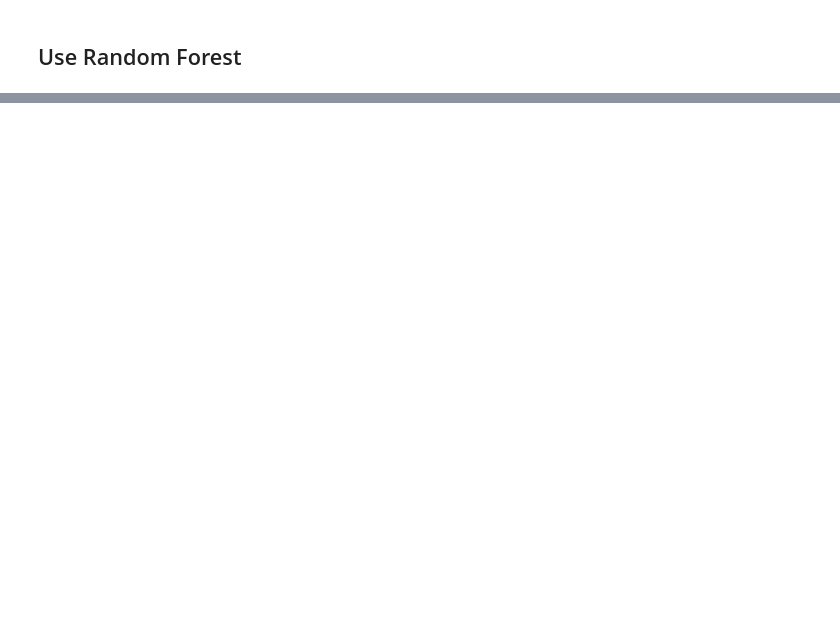
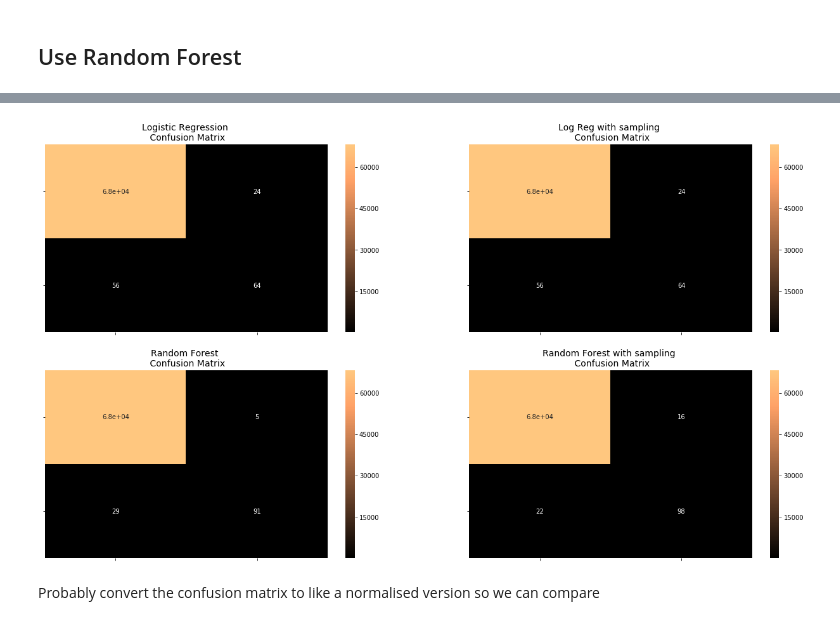
Before and after one commit to shubhamperiwal/fraud_detection, a Jupyter notebook: EDA + SMOTE.ipynb, the cells around one changed output, grey strips where cells are left out. Drawn from its saved outputs; the diff is of its cells as text; code cells hidden in the pictures; blank space fills up the shorter version.

```diff
--- a/EDA + SMOTE.ipynb
+++ b/EDA + SMOTE.ipynb
@@ -325,0 +337,30 @@ average_precision
+# %%
+fig, ax = plt.subplots(2, 2,figsize=(22,12))
+
+
+sns.heatmap(cf_lr, ax=ax[0][0], annot=True, cmap=plt.cm.copper)
+ax[0, 0].set_title("Logistic Regression \n Confusion Matrix", fontsize=14)
+ax[0, 0].set_xticklabels(['', ''], fontsize=14, rotation=90)
+ax[0, 0].set_yticklabels(['', ''], fontsize=14, rotation=360)
+
+sns.heatmap(cf_lr_re, ax=ax[0][1], annot=True, cmap=plt.cm.copper)
+ax[0][1].set_title("Log Reg with sampling \n Confusion Matrix", fontsize=14)
+ax[0][1].set_xticklabels(['', ''], fontsize=14, rotation=90)
+ax[0][1].set_yticklabels(['', ''], fontsize=14, rotation=360)
+
+sns.heatmap(cf_rf, ax=ax[1][0], annot=True, cmap=plt.cm.copper)
+ax[1][0].set_title("Random Forest \n Confusion Matrix", fontsize=14)
+ax[1][0].set_xticklabels(['', ''], fontsize=14, rotation=90)
+ax[1][0].set_yticklabels(['', ''], fontsize=14, rotation=360)
+
+sns.heatmap(cf_rf_re, ax=ax[1][1], annot=True, cmap=plt.cm.copper)
+ax[1][1].set_title("Random Forest with sampling \n Confusion Matrix", fontsize=14)
+ax[1][1].set_xticklabels(['', ''], fontsize=14, rotation=90)
+ax[1][1].set_yticklabels(['', ''], fontsize=14, rotation=360)
+
+
+plt.show()
+# %% [output]
+[figure, added]
+# %% [markdown]
+Probably convert the confusion matrix to like a normalised version so we can compare
```
Also changed, not shown: parts of 20 cells of this notebook.
